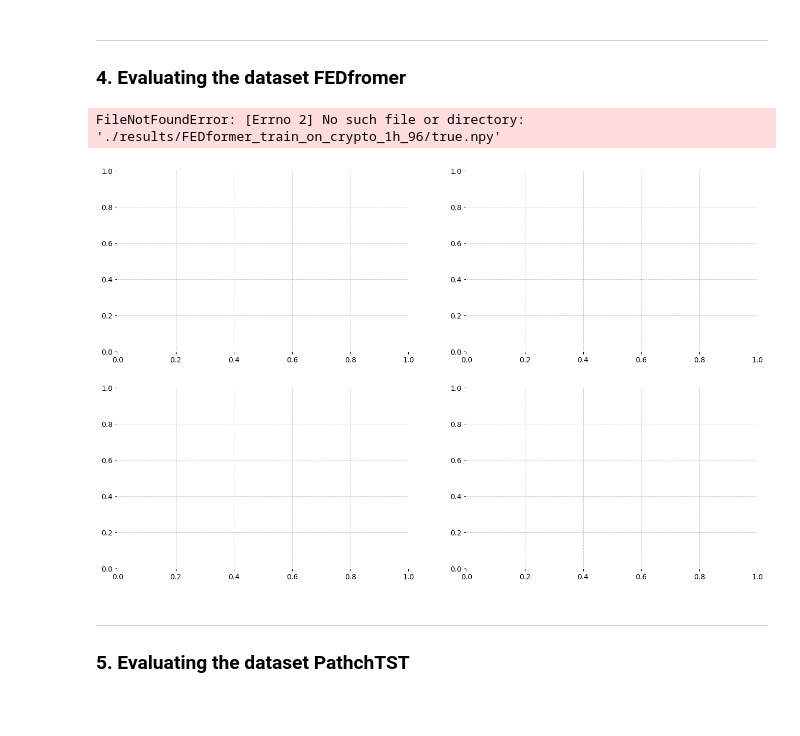
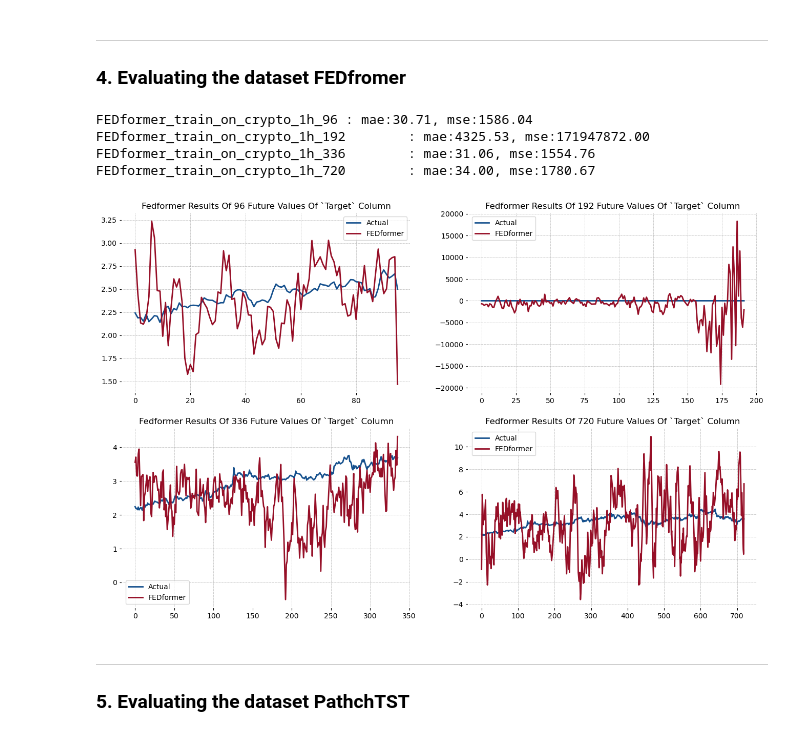
Before and after one commit to volzock/Transformer-based-solutions-for-the-long-term-time-series-forecasting, a Jupyter notebook: Crypto-Forecasting-EDA-Evaluation-on-5models.ipynb, the cells around one changed output. Drawn from its saved outputs; the diff is of its cells as text; code cells hidden in the pictures; blank space fills up the shorter version.

```diff
--- a/Crypto-Forecasting-EDA-Evaluation-on-5models.ipynb
+++ b/Crypto-Forecasting-EDA-Evaluation-on-5models.ipynb
@@ -1163,18 +1174,21 @@ informer_train_on_crypto_1h_720 : mae:42.25, mse:2313.75
 # %%
 model_name = "FEDformer"
 fig, axs = plt.subplots(nrows=2, ncols=2, figsize=(16, 10))
-pred_lens = [96,]
+pred_lens = [96, 192, 336, 720]
 
 for i, pred_len in enumerate(pred_lens):
     row = i // 2
     col = i % 2
     ax = axs[row, col]
     Evaluate(model_name, pred_len, ax, colors)
 
 plt.show()
 # %% [output]
-FileNotFoundError: [Errno 2] No such file or directory: './results/FEDformer_train_on_crypto_1h_96/true.npy'
+FEDformer_train_on_crypto_1h_96 : mae:30.71, mse:1586.04
+FEDformer_train_on_crypto_1h_192        : mae:4325.53, mse:171947872.00
+FEDformer_train_on_crypto_1h_336        : mae:31.06, mse:1554.76
+FEDformer_train_on_crypto_1h_720        : mae:34.00, mse:1780.67
-[figure, old version]
+[figure, new version]
 # %% [markdown]
 ---
 ### 5. Evaluating the dataset PathchTST
```
Also changed, not shown: parts of 1 cell of this notebook, 1 other file.
